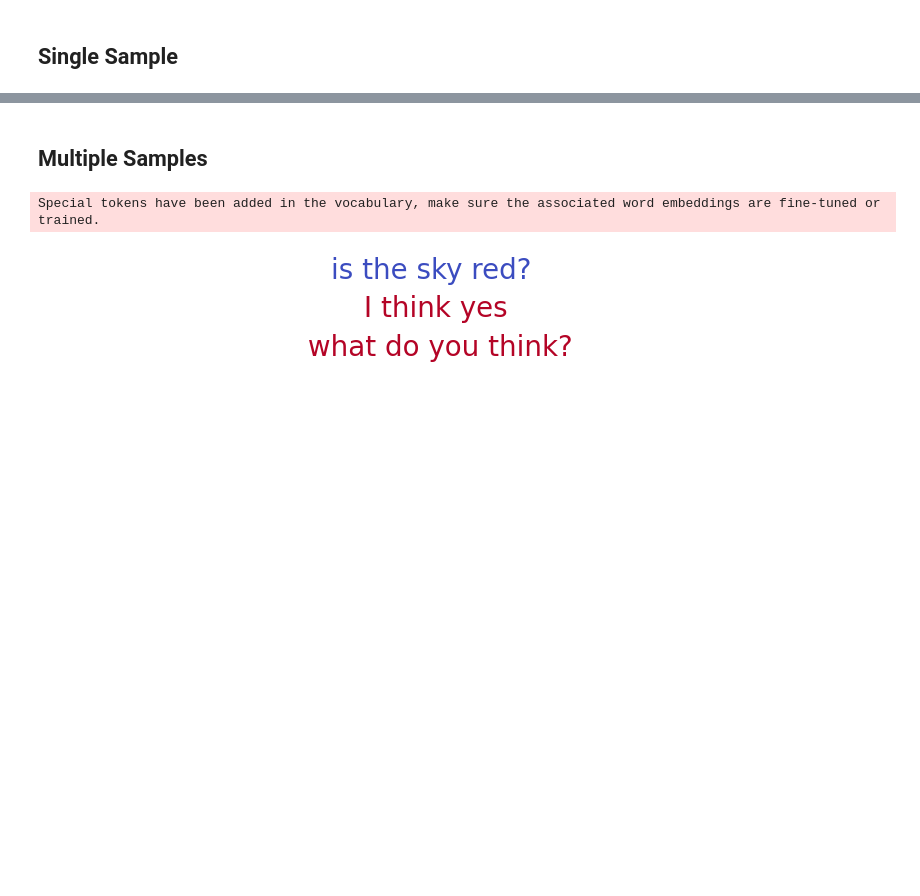
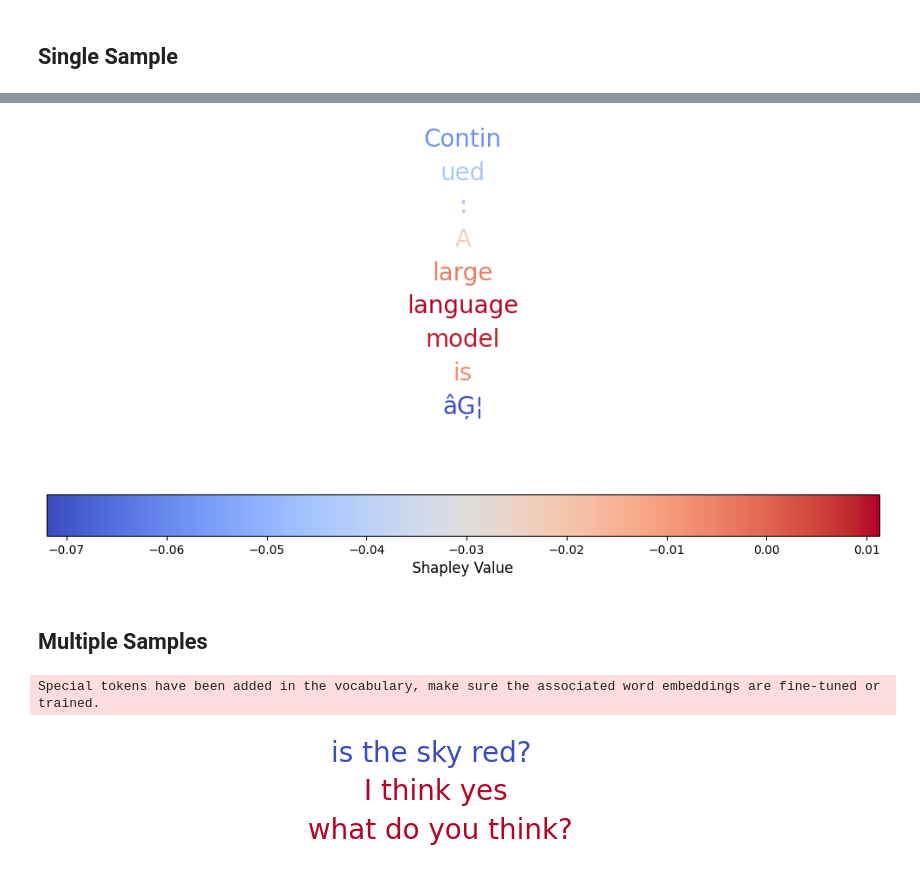
Before and after one commit to ronigold/TokenSHAP, a Jupyter notebook: TokenShap Examples.ipynb, the cells around one changed output, grey strips where cells are left out. Cells and saved outputs as stored; diff of their text form; code cells hidden in the pictures; blank space fills up the shorter version.

```diff
--- a/TokenShap Examples.ipynb
+++ b/TokenShap Examples.ipynb
@@ -37,3 +49,8 @@ results
+# %%
+prompt = "Continued: A large language model is…"
+results = tshap.analyze(prompt, sampling_ratio = 0.3)
+# %% [output]
+[figure, added]
 # %% [markdown]
 ## Multiple Samples
 # %%
```
Also changed, not shown: parts of 3 cells of this notebook, 2 other files.
